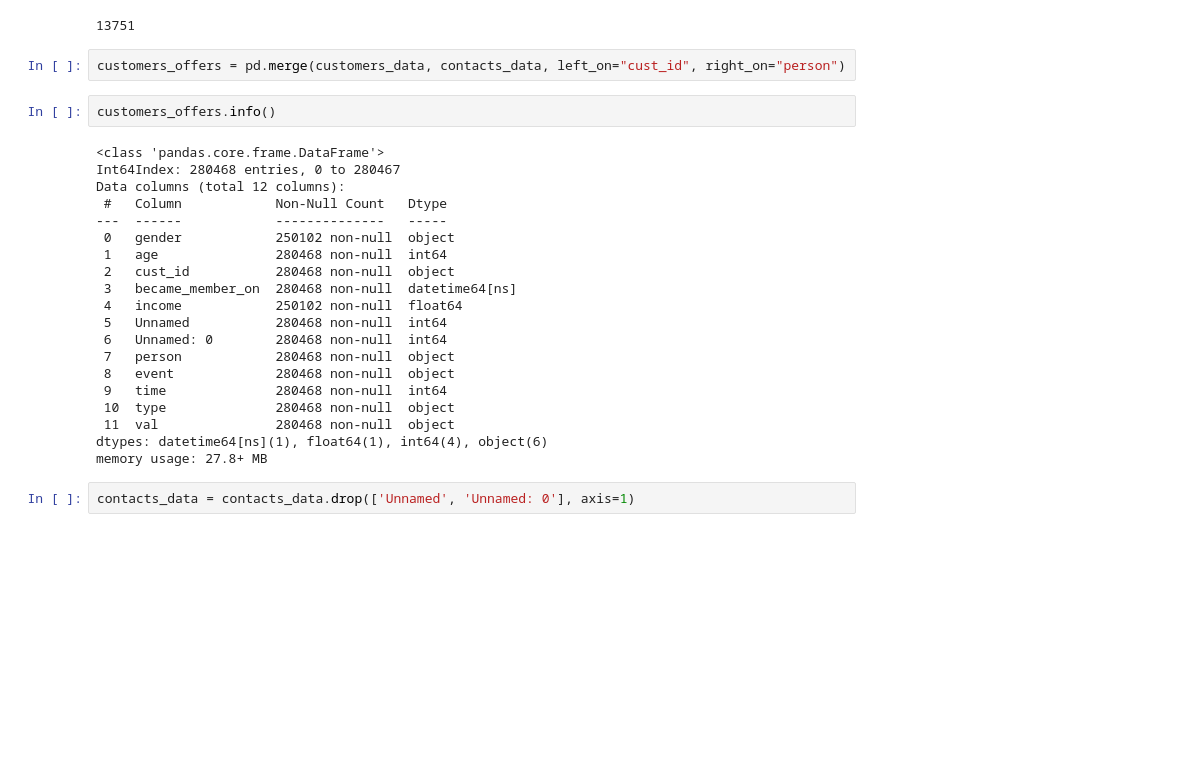
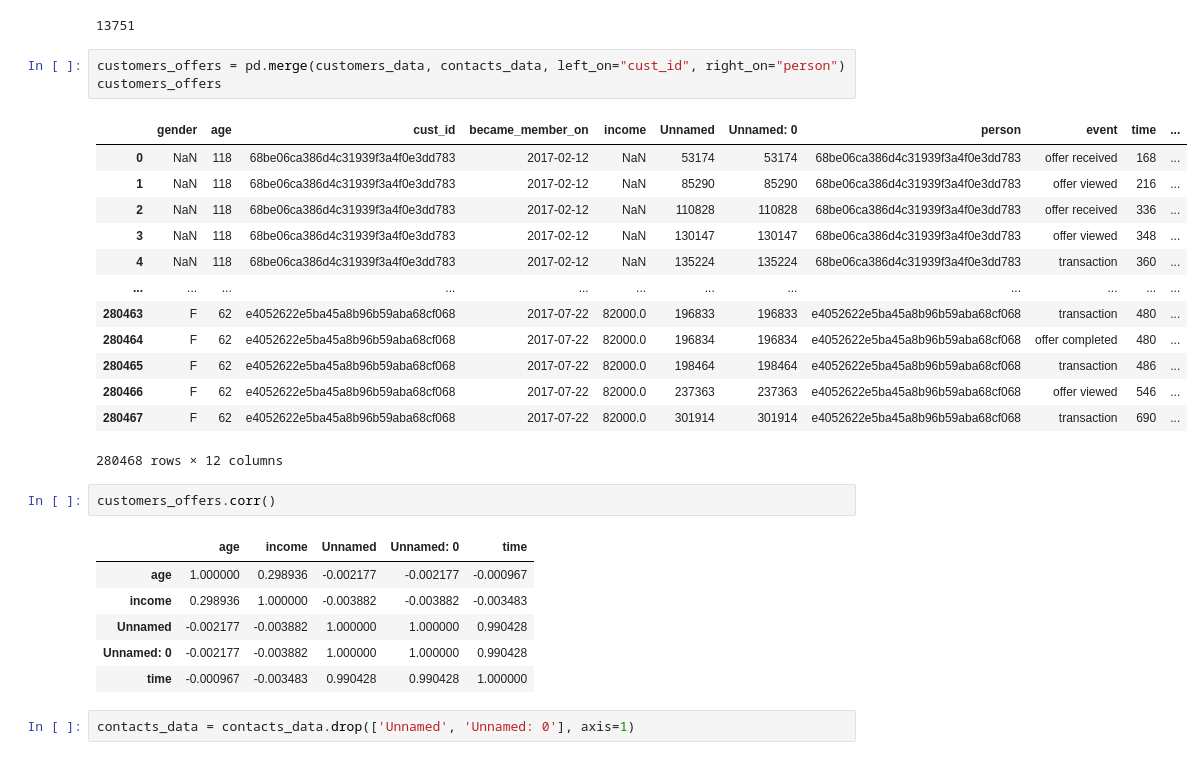
Before and after one commit to alexblang/crm, a Jupyter notebook: quick.ipynb, the cells around one changed output. Saved outputs shown, nothing was run; the diff lists cells and outputs as text; blank space fills up the shorter version.

```diff
--- a/quick.ipynb
+++ b/quick.ipynb
@@ -136,28 +136,30 @@ contacts_data["val"][contacts_data["val"].str.contains("d7")].count()
 13751
 # %%
 customers_offers = pd.merge(customers_data, contacts_data, left_on="cust_id", right_on="person")
+customers_offers
+# %% [output]
+|  | gender | age | cust_id | became_member_on | income | Unnamed | Unnamed: 0 | person | event | time | ... |
+| 0 | NaN | 118 | 68be06ca386d4c31939f3a4f0e3dd783 | 2017-02-12 | NaN | 53174 | 53174 | 68be06ca386d4c31939f3a4f0e3dd783 | offer received | 168 | ... |
+| 1 | NaN | 118 | 68be06ca386d4c31939f3a4f0e3dd783 | 2017-02-12 | NaN | 85290 | 85290 | 68be06ca386d4c31939f3a4f0e3dd783 | offer viewed | 216 | ... |
+| 2 | NaN | 118 | 68be06ca386d4c31939f3a4f0e3dd783 | 2017-02-12 | NaN | 110828 | 110828 | 68be06ca386d4c31939f3a4f0e3dd783 | offer received | 336 | ... |
+| 3 | NaN | 118 | 68be06ca386d4c31939f3a4f0e3dd783 | 2017-02-12 | NaN | 130147 | 130147 | 68be06ca386d4c31939f3a4f0e3dd783 | offer viewed | 348 | ... |
+| 4 | NaN | 118 | 68be06ca386d4c31939f3a4f0e3dd783 | 2017-02-12 | NaN | 135224 | 135224 | 68be06ca386d4c31939f3a4f0e3dd783 | transaction | 360 | ... |
+| ... | ... | ... | ... | ... | ... | ... | ... | ... | ... | ... | ... |
+| 280463 | F | 62 | e4052622e5ba45a8b96b59aba68cf068 | 2017-07-22 | 82000.0 | 196833 | 196833 | e4052622e5ba45a8b96b59aba68cf068 | transaction | 480 | ... |
+| 280464 | F | 62 | e4052622e5ba45a8b96b59aba68cf068 | 2017-07-22 | 82000.0 | 196834 | 196834 | e4052622e5ba45a8b96b59aba68cf068 | offer completed | 480 | ... |
+| 280465 | F | 62 | e4052622e5ba45a8b96b59aba68cf068 | 2017-07-22 | 82000.0 | 198464 | 198464 | e4052622e5ba45a8b96b59aba68cf068 | transaction | 486 | ... |
+| 280466 | F | 62 | e4052622e5ba45a8b96b59aba68cf068 | 2017-07-22 | 82000.0 | 237363 | 237363 | e4052622e5ba45a8b96b59aba68cf068 | offer viewed | 546 | ... |
+| 280467 | F | 62 | e4052622e5ba45a8b96b59aba68cf068 | 2017-07-22 | 82000.0 | 301914 | 301914 | e4052622e5ba45a8b96b59aba68cf068 | transaction | 690 | ... |
+280468 rows × 12 columns
 # %%
-customers_offers.info()
+customers_offers.corr()
 # %% [output]
-<class 'pandas.core.frame.DataFrame'>
-Int64Index: 280468 entries, 0 to 280467
-Data columns (total 12 columns):
- #   Column            Non-Null Count   Dtype
----  ------            --------------   -----
- 0   gender            250102 non-null  object
- 1   age               280468 non-null  int64
- 2   cust_id           280468 non-null  object
- 3   became_member_on  280468 non-null  datetime64[ns]
- 4   income            250102 non-null  float64
- 5   Unnamed           280468 non-null  int64
- 6   Unnamed: 0        280468 non-null  int64
- 7   person            280468 non-null  object
- 8   event             280468 non-null  object
- 9   time              280468 non-null  int64
- 10  type              280468 non-null  object
- 11  val               280468 non-null  object
-dtypes: datetime64[ns](1), float64(1), int64(4), object(6)
-memory usage: 27.8+ MB
+|  | age | income | Unnamed | Unnamed: 0 | time |
+| age | 1.000000 | 0.298936 | -0.002177 | -0.002177 | -0.000967 |
+| income | 0.298936 | 1.000000 | -0.003882 | -0.003882 | -0.003483 |
+| Unnamed | -0.002177 | -0.003882 | 1.000000 | 1.000000 | 0.990428 |
+| Unnamed: 0 | -0.002177 | -0.003882 | 1.000000 | 1.000000 | 0.990428 |
+| time | -0.000967 | -0.003483 | 0.990428 | 0.990428 | 1.000000 |
 # %%
 contacts_data = contacts_data.drop(['Unnamed', 'Unnamed: 0'], axis=1)
 # %%
```
Also changed, not shown: parts of 4 cells of this notebook, 3 other files.
